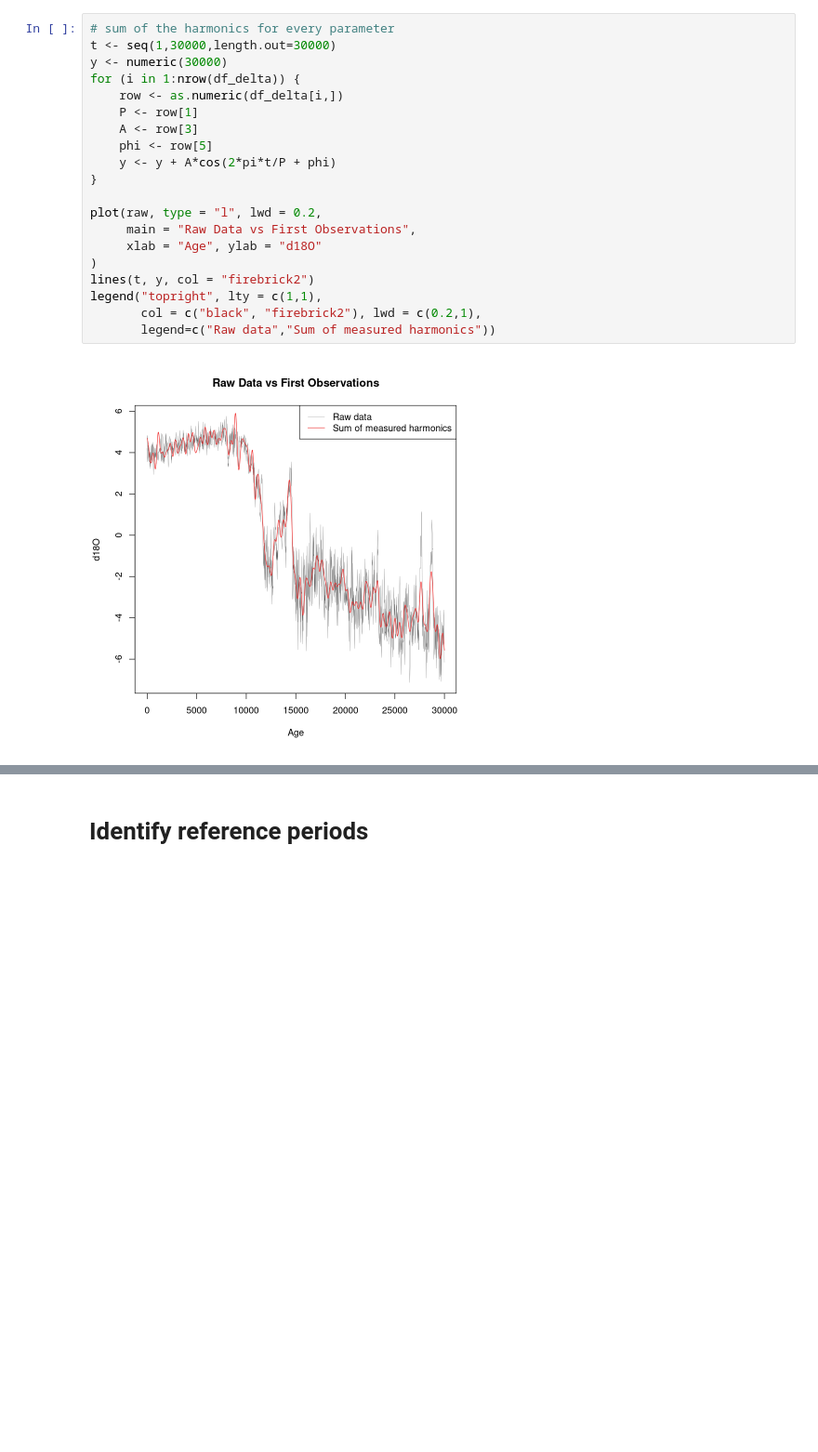
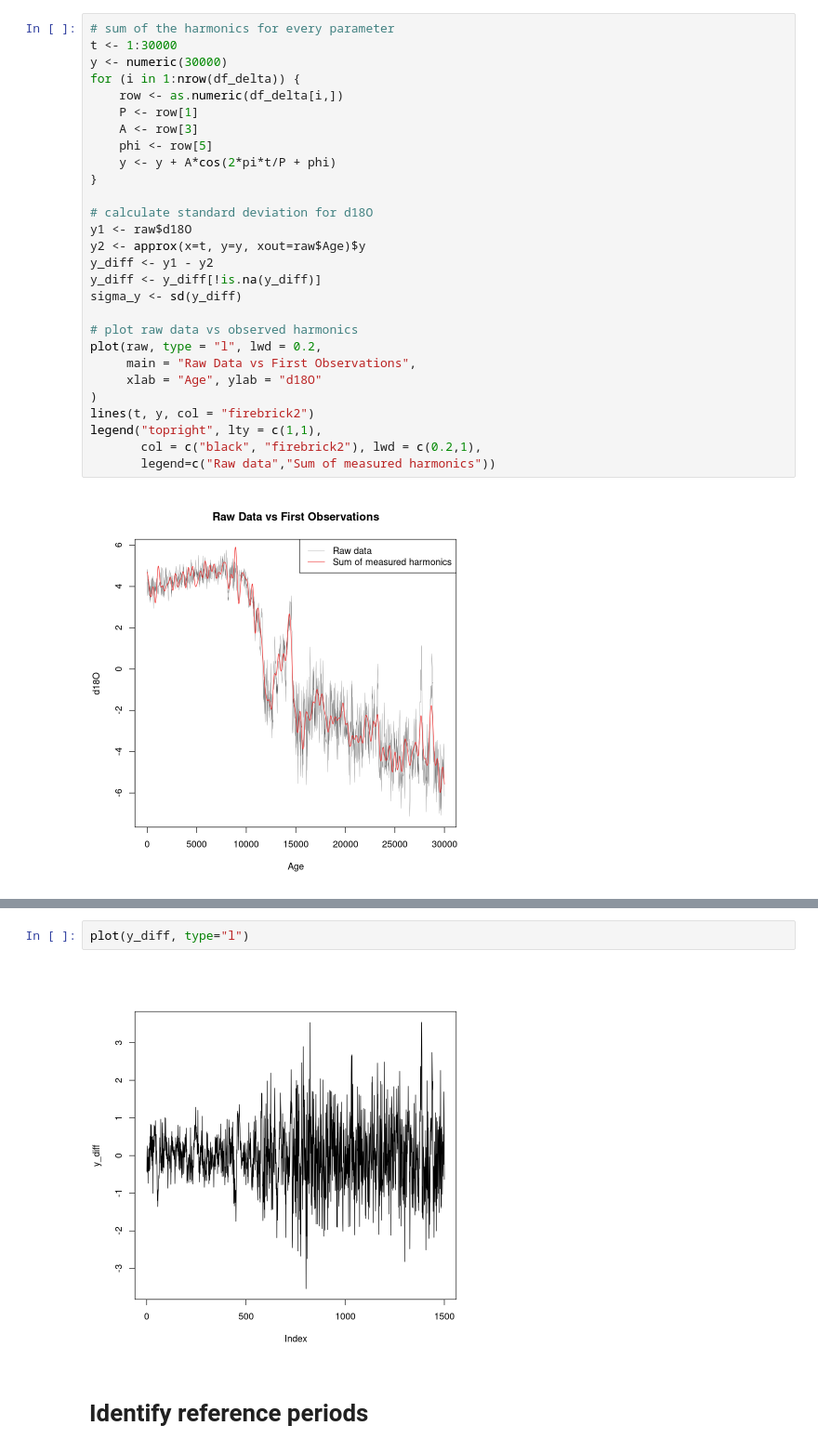
Before and after one commit to AlbertoCasellato/LCP-B, a Jupyter notebook: Project/project.ipynb, the cells around one changed output, grey strips where cells are left out. Shown at 93% size. Saved outputs shown, nothing was run; the diff lists cells and outputs as text; blank space fills up the shorter version.

```diff
--- a/Project/project.ipynb
+++ b/Project/project.ipynb
@@ -26,6 +29,6 @@ raw["d18O"] <- raw$d18O - mean(raw$d18O)
 # %%
 # sum of the harmonics for every parameter
-t <- seq(1,30000,length.out=30000)
+t <- 1:30000
 y <- numeric(30000)
 for (i in 1:nrow(df_delta)) {
     row <- as.numeric(df_delta[i,])
@@ -35,6 +38,14 @@ for (i in 1:nrow(df_delta)) {
     y <- y + A*cos(2*pi*t/P + phi)
 }
 
+# calculate standard deviation for d18O
+y1 <- raw$d18O
+y2 <- approx(x=t, y=y, xout=raw$Age)$y
+y_diff <- y1 - y2
+y_diff <- y_diff[!is.na(y_diff)]
+sigma_y <- sd(y_diff)
+
+# plot raw data vs observed harmonics
 plot(raw, type = "l", lwd = 0.2,
      main = "Raw Data vs First Observations",
      xlab = "Age", ylab = "d18O"
@@ -48,3 +63,7 @@ legend("topright", lty = c(1,1),
+# %%
+plot(y_diff, type="l")
+# %% [output]
+[figure, added]
 # %% [markdown]
 # Identify reference periods
 # %%
```
Also changed, not shown: parts of 12 cells of this notebook, 3 other files.
